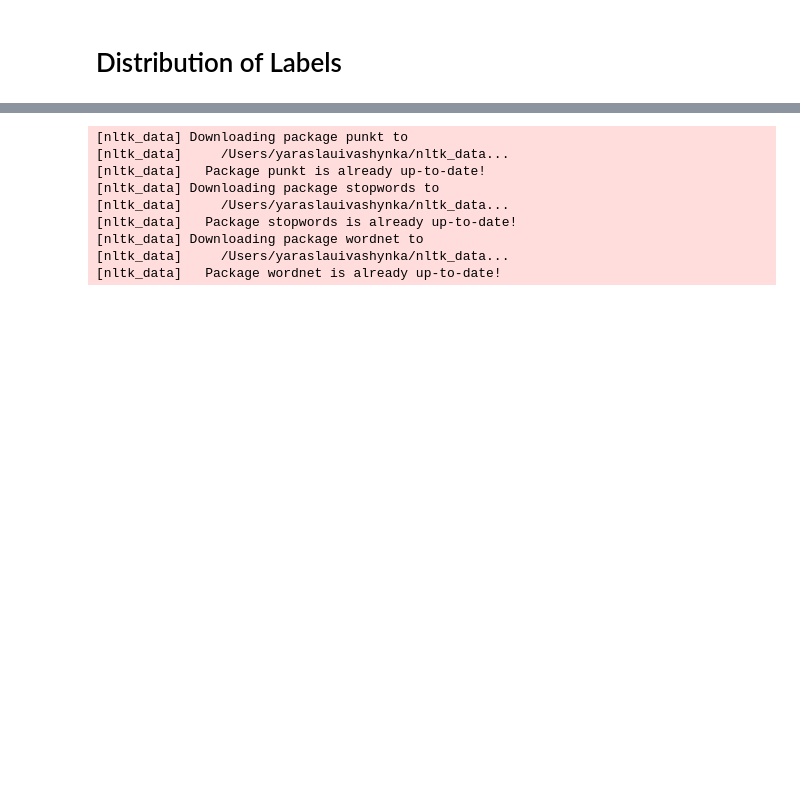
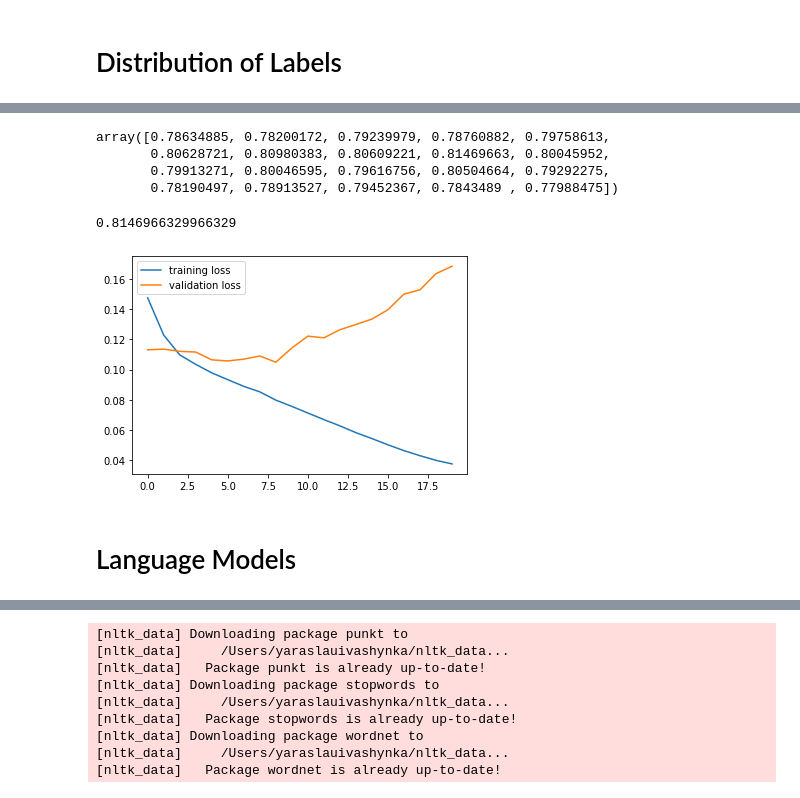
Before and after one commit to YarCode01/image_classification_with_caption, a Jupyter notebook: yari_initial.ipynb, the cells around one changed output, grey strips where cells are left out. Cells and saved outputs as stored; diff of their text form; code cells hidden in the pictures; blank space fills up the shorter version.

```diff
--- a/yari_initial.ipynb
+++ b/yari_initial.ipynb
@@ -406,0 +591,38 @@ def predict_test_data(model, test_loader, device, batch_size):
+# %%
+save_freq = 3
+lr = 1e-4
+weight_decay = 1e-5
+num_epochs = 20
+optimizer = torch.optim.Adam(best_cv_model.parameters(),weight_decay=weight_decay, lr=lr)
+criterion = nn.BCELoss()
+# %%
+name_of_model = f'Resnet18_lr={lr}_weight_decay={weight_decay}_dropout=0.5_original_model'
+os.mkdir(name_of_model)
+train_losses = np.zeros(num_epochs)
+valid_losses = np.zeros(num_epochs)
+f1_scores = np.zeros(num_epochs)
+initial_lr = optimizer.param_groups[0]['lr']
+for it in range(num_epochs):
+    train_loss = 0
+    for i, data in enumerate(train_loader):
+        images = data['image'].to(device)
+        target = data['label'].to(device)
+        optimizer.zero_grad()
+        outputs = best_cv_model(images)
+        loss = criterion(outputs, target)
+        train_loss += loss.item()
+        loss.backward()
+        optimizer.step()
+
+    print(it)
+
+    if ((it % save_freq == 0) or (it == num_epochs - 1)) and it > 0:
+        checkpoint_path = f'{name_of_model}/{name_of_model}{it}.pth'
+        checkpoint = {'model': best_cv_model.state_dict(),
+                  'optimizer': optimizer.state_dict(),
+                  'epoch': num_epochs}
+        torch.save(checkpoint, checkpoint_path)
+    train_losses[it] = train_loss/len(train_loader)
+    result = best_cv_model.calculate_f1_score_and_loss(valid_loader, criterion=criterion, device=device)
+    valid_losses[it] = result['loss']
+    f1_scores[it] = result['f1_score']
@@ -406,0 +643,11 @@ def predict_test_data(model, test_loader, device, batch_size):
+# %%
+f1_scores
+# %% [output]
+array([0.78634885, 0.78200172, 0.79239979, 0.78760882, 0.79758613,
+       0.80628721, 0.80980383, 0.80609221, 0.81469663, 0.80045952,
+       0.79913271, 0.80046595, 0.79616756, 0.80504664, 0.79292275,
+       0.78190497, 0.78913527, 0.79452367, 0.7843489 , 0.77988475])
+# %%
+max(f1_scores)
+# %% [output]
+0.8146966329966329
@@ -406,0 +661,8 @@ def predict_test_data(model, test_loader, device, batch_size):
+# %%
+plt.plot(np.arange(num_epochs),train_losses, label = "training loss")
+plt.plot(np.arange(num_epochs),valid_losses,label = "validation loss")
+plt.legend()
+plt.savefig(f'{name_of_model}/learning_curve.png')
+plt.show()
+# %% [output]
+[figure, added]
@@ -407,3 +691,5 @@ def predict_test_data(model, test_loader, device, batch_size):
+# %% [markdown]
+# Language Models
 # %%
 df_train = df_train.drop(columns = 'Caption').join(df_train['Caption'].str.replace('\"', ''))
 df_test = df_test.drop(columns = 'Caption').join(df_test['Caption'].str.replace('\"', ''))
```
Also changed, not shown: parts of 103 cells of this notebook.
